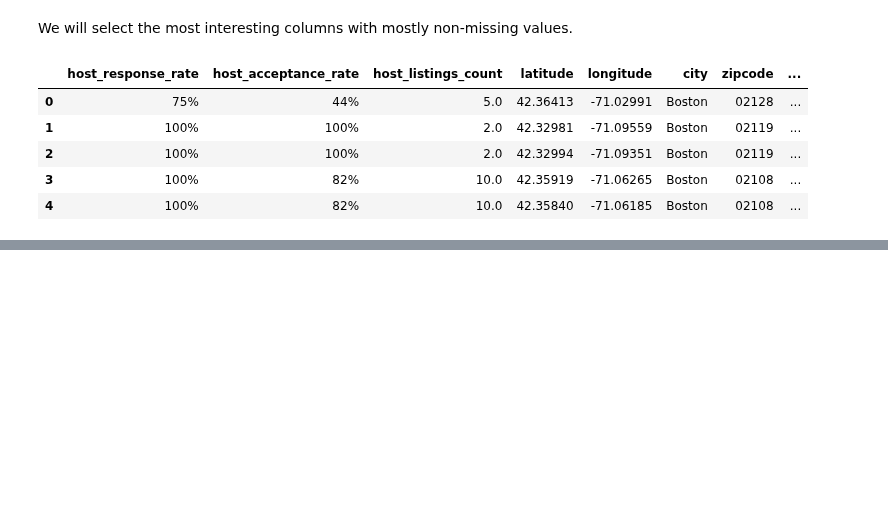
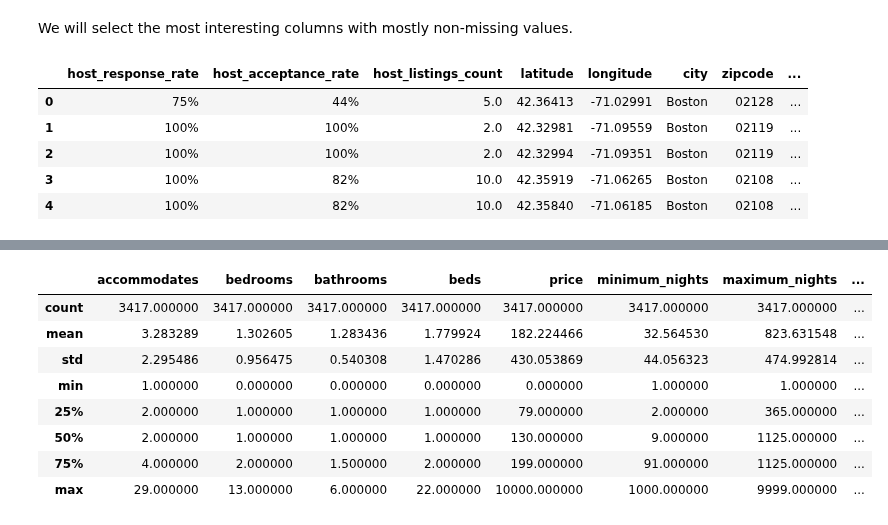
Before and after one commit to Jahnic/Data-Science, a Jupyter notebook: AirBnBClustering/k-means.ipynb, the cells around one changed output, grey strips where cells are left out. Drawn from its saved outputs; the diff is of its cells as text; code cells hidden in the pictures; blank space fills up the shorter version.

```diff
--- a/AirBnBClustering/k-means.ipynb
+++ b/AirBnBClustering/k-means.ipynb
@@ -43,7 +44,7 @@ memory usage: 2.8+ MB
 We will select the most interesting columns with mostly non-missing values.
 # %%
 cols = ["host_response_rate", "host_acceptance_rate", "host_listings_count", "latitude",\
-    "longitude", "city", "zipcode", "accommodates", "room_type", "bedrooms", "bathrooms",\
+    "longitude", "city", "zipcode", "state", "accommodates", "room_type", "bedrooms", "bathrooms",\
     "beds", "price", "cleaning_fee", "security_deposit", "minimum_nights", "maximum_nights",\
     "number_of_reviews"]
 
@@ -101,0 +107,5 @@ memory usage: 483.9+ KB
+# %%
+drop = ["host_response_rate", "host_acceptance_rate", "host_listings_count",\
+    "latitude", "longitude", "city", "zipcode", "state", "room_type"]
+train_df = boston_listings.drop(drop, axis=1)
+train_df.info()
@@ -101,0 +178,4 @@ memory usage: 483.9+ KB
+# %%
+drop = ["security_deposit", "cleaning_fee"]
+train_df.drop(drop, axis=1, inplace=True)
+train_df.info()
@@ -101,0 +200,3 @@ memory usage: 483.9+ KB
+# %%
+train_df.dropna(axis=0, inplace=True)
+train_df.info()
@@ -101,0 +219,12 @@ memory usage: 483.9+ KB
+# %%
+train_df.describe()
+# %% [output]
+|  | accommodates | bedrooms | bathrooms | beds | price | minimum_nights | maximum_nights | ... |
+| count | 3417.000000 | 3417.000000 | 3417.000000 | 3417.000000 | 3417.000000 | 3417.000000 | 3417.000000 | ... |
+| mean | 3.283289 | 1.302605 | 1.283436 | 1.779924 | 182.224466 | 32.564530 | 823.631548 | ... |
+| std | 2.295486 | 0.956475 | 0.540308 | 1.470286 | 430.053869 | 44.056323 | 474.992814 | ... |
+| min | 1.000000 | 0.000000 | 0.000000 | 0.000000 | 0.000000 | 1.000000 | 1.000000 | ... |
+| 25% | 2.000000 | 1.000000 | 1.000000 | 1.000000 | 79.000000 | 2.000000 | 365.000000 | ... |
+| 50% | 2.000000 | 1.000000 | 1.000000 | 1.000000 | 130.000000 | 9.000000 | 1125.000000 | ... |
+| 75% | 4.000000 | 2.000000 | 1.500000 | 2.000000 | 199.000000 | 91.000000 | 1125.000000 | ... |
+| max | 29.000000 | 13.000000 | 6.000000 | 22.000000 | 10000.000000 | 1000.000000 | 9999.000000 | ... |
```
Also changed, not shown: parts of 16 cells of this notebook, 1 other file.
